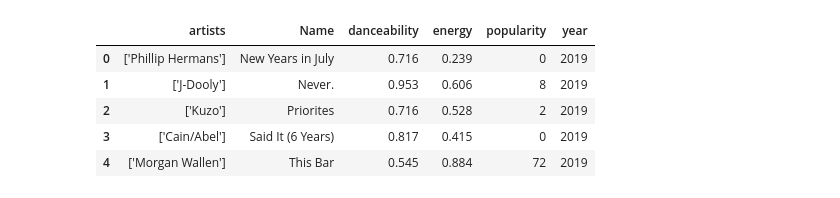
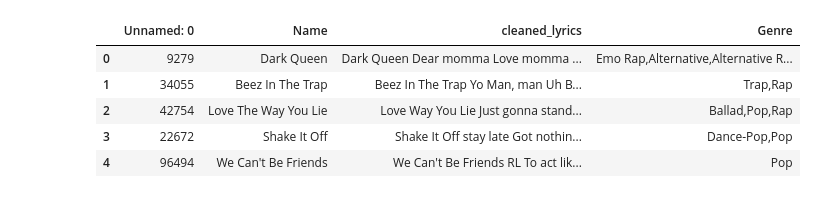
Before and after one commit to aslan1301/PROJECT-2, a Jupyter notebook: Project Main.ipynb, the cells around one changed output. Drawn from its saved outputs; the diff is of its cells as text; code cells hidden in the pictures.

```diff
--- a/Project Main.ipynb
+++ b/Project Main.ipynb
@@ -5,22 +6,26 @@ from sqlalchemy import create_engine
 # Study data files
 billboard_data = "Cleaned_Billboard.csv"
 spotify_data = "data/adj_spotify_data.csv"
+lyrics_data = "lyrics_final.csv"
 
 # Read the mouse data and the study results
 billboard_data = pd.read_csv(billboard_data)
 spotify_data = pd.read_csv(spotify_data)
+lyrics_data = pd.read_csv(lyrics_data)
 
-#billboard_data.head()
+lyrics_data.head()
 
 spotify_data.rename(columns = {'name':'Name'}, inplace=True)
-spotify_data.head()
+#spotify_data.head()
-# %% [output]
-|  | artists | Name | danceability | energy | popularity | year |
-| 0 | ['Phillip Hermans'] | New Years in July | 0.716 | 0.239 | 0 | 2019 |
-| 1 | ['J-Dooly'] | Never. | 0.953 | 0.606 | 8 | 2019 |
-| 2 | ['Kuzo'] | Priorites | 0.716 | 0.528 | 2 | 2019 |
-| 3 | ['Cain/Abel'] | Said It (6 Years) | 0.817 | 0.415 | 0 | 2019 |
-| 4 | ['Morgan Wallen'] | This Bar | 0.545 | 0.884 | 72 | 2019 |
+# %%
+lyrics_data.head()
+# %% [output]
+|  | Unnamed: 0 | Name | cleaned_lyrics | Genre |
+| 0 | 9279 | Dark Queen | Dark Queen Dear momma Love momma ... | Emo Rap,Alternative,Alternative R... |
+| 1 | 34055 | Beez In The Trap | Beez In The Trap Yo Man, man Uh B... | Trap,Rap |
+| 2 | 42754 | Love The Way You Lie | Love Way You Lie Just gonna stand... | Ballad,Pop,Rap |
+| 3 | 22672 | Shake It Off | Shake It Off stay late Got nothin... | Dance-Pop,Pop |
+| 4 | 96494 | We Can't Be Friends | We Can't Be Friends RL To act lik... | Pop |
 # %%
 billboard_data.drop_duplicates('Name', inplace=True)
 # %%
```
Also changed, not shown: parts of 10 cells of this notebook.
